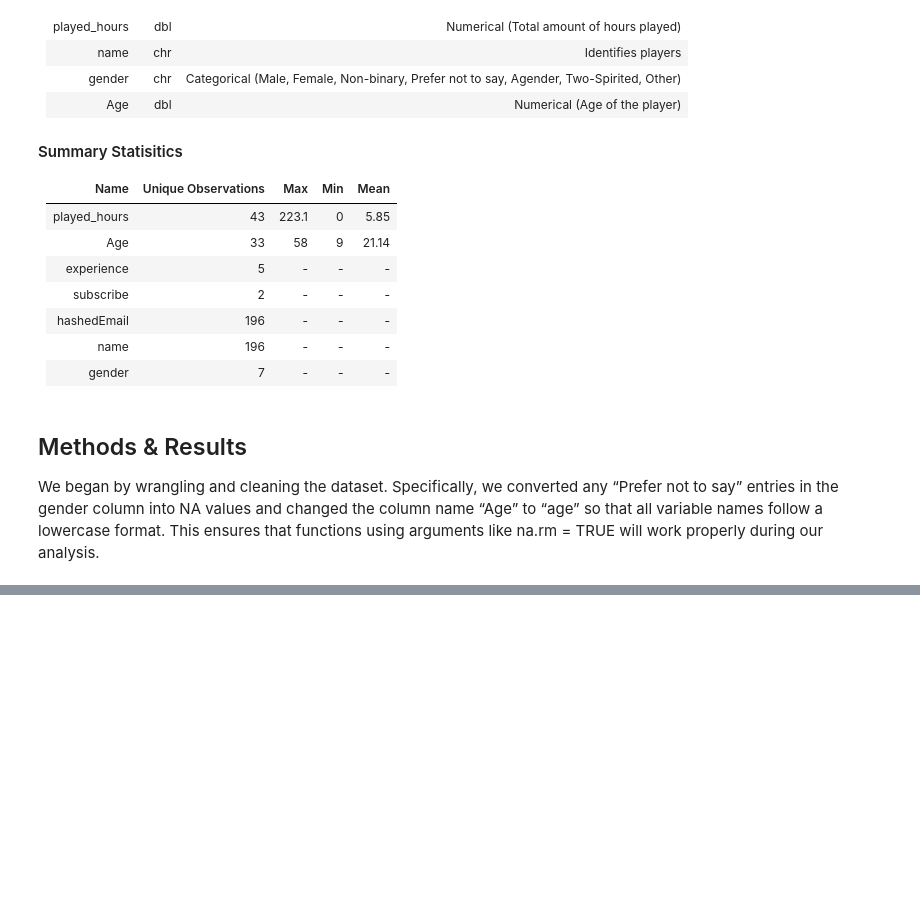
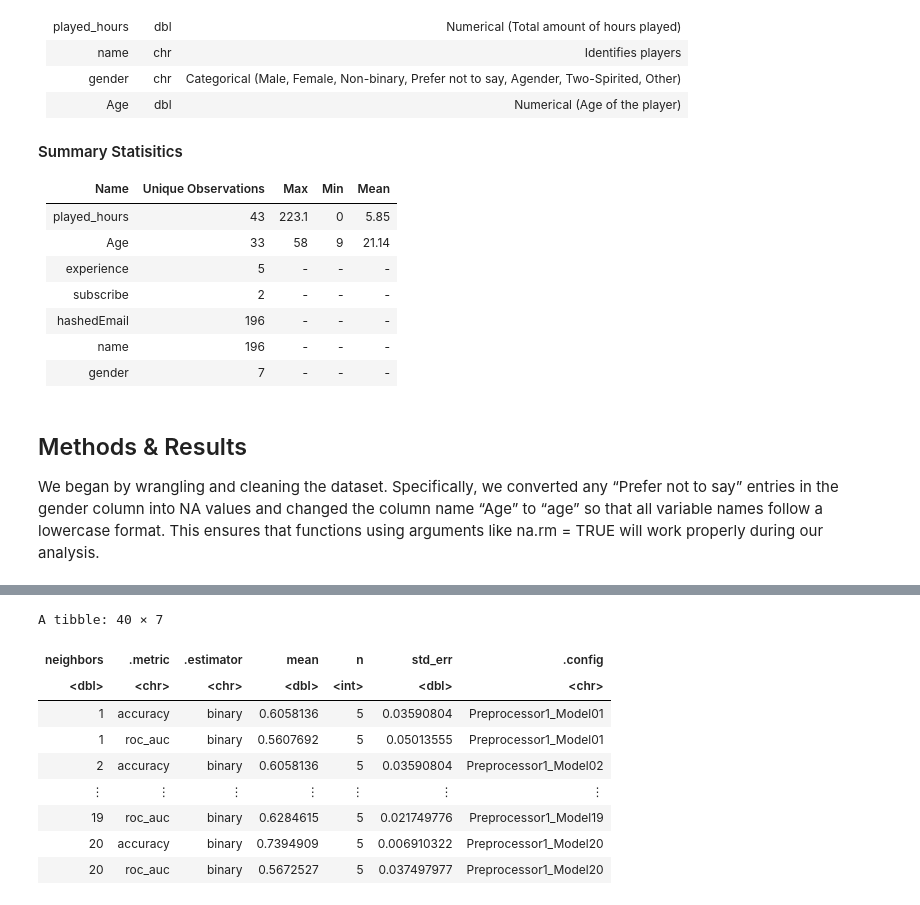
Before and after one commit to kendra2070/group_project, a Jupyter notebook: project_16.ipynb, the cells around one changed output, grey strips where cells are left out. Cells and saved outputs as stored; diff of their text form; code cells hidden in the pictures; blank space fills up the shorter version.

```diff
--- a/project_16.ipynb
+++ b/project_16.ipynb
@@ -104,0 +151,36 @@ A tibble: 196 × 7
+# %%
+set.seed(1243)
+
+minecraft_split <- initial_split(minecraft_data, prop = 0.75, strata = subscribe)
+minecraft_train <- training(minecraft_split)
+minecraft_test <- testing(minecraft_split)
+
+minecraft_recipe <- recipe(subscribe ~., data = minecraft_train) |>
+    step_center(all_predictors()) |>
+    step_scale(all_predictors())
+
+knn_tune <- nearest_neighbor(weight_func = 'rectangular' , neighbors = tune()) |>
+      set_engine('kknn') |>
+      set_mode('classification')
+
+k_vals <- tibble(neighbors = seq(from = 1, to = 20, by = 1))
+
+minecraft_vfold <- vfold_cv(minecraft_train, v = 5, strata = subscribe)
+
+knn_results <- workflow() |>
+      add_recipe(minecraft_recipe) |>
+      add_model(knn_tune) |>
+      tune_grid(resamples = minecraft_vfold, grid = k_vals) |>
+      collect_metrics()
+knn_results
+# %% [output]
+A tibble: 40 × 7
+| neighbors | .metric | .estimator | mean | n | std_err | .config |
+| <dbl> | <chr> | <chr> | <dbl> | <int> | <dbl> | <chr> |
+| 1 | accuracy | binary | 0.6058136 | 5 | 0.03590804 | Preprocessor1_Model01 |
+| 1 | roc_auc | binary | 0.5607692 | 5 | 0.05013555 | Preprocessor1_Model01 |
+| 2 | accuracy | binary | 0.6058136 | 5 | 0.03590804 | Preprocessor1_Model02 |
+| ⋮ | ⋮ | ⋮ | ⋮ | ⋮ | ⋮ | ⋮ |
+| 19 | roc_auc | binary | 0.6284615 | 5 | 0.021749776 | Preprocessor1_Model19 |
+| 20 | accuracy | binary | 0.7394909 | 5 | 0.006910322 | Preprocessor1_Model20 |
+| 20 | roc_auc | binary | 0.5672527 | 5 | 0.037497977 | Preprocessor1_Model20 |
```
Also changed, not shown: parts of 5 cells of this notebook.
